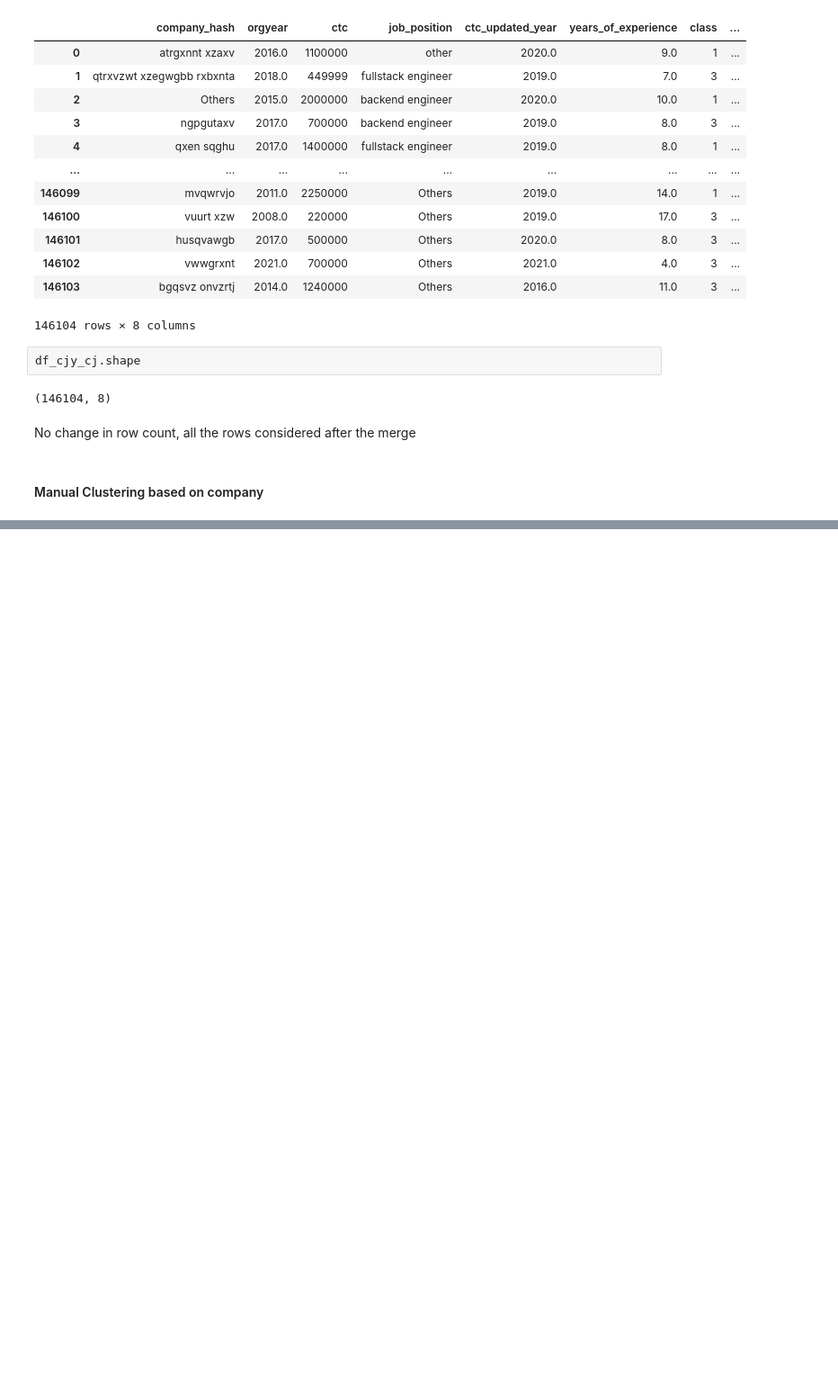
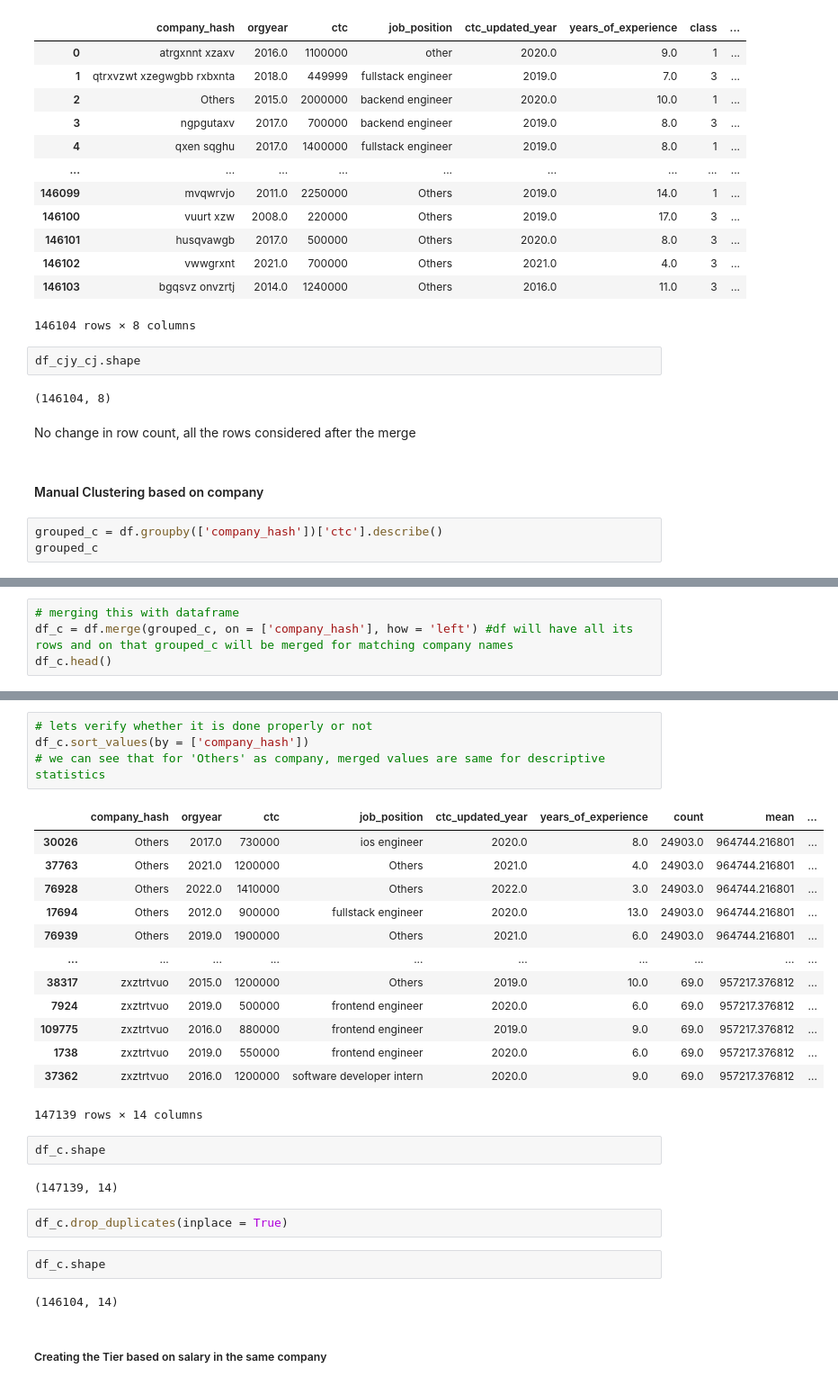
Before and after one commit to mayankbrn/9.12_Clustering_learners, a Jupyter notebook: Clustering_learners.ipynb, the cells around one changed output, grey strips where cells are left out. Shown at 90% size. Cells and saved outputs as stored; diff of their text form; blank space fills up the shorter version.

Commit message:
completed the manual clustering and some insights based on FAQ usually people can ask about this data

```diff
--- a/Clustering_learners.ipynb
+++ b/Clustering_learners.ipynb
@@ -967,3 +967,6 @@ df_cjy_cj.shape
 No change in row count, all the rows considered after the merge
 # %% [markdown]
 #### Manual Clustering based on company
+# %%
+grouped_c = df.groupby(['company_hash'])['ctc'].describe()
+grouped_c
@@ -969,0 +988,4 @@ No change in row count, all the rows considered after the merge
+# %%
+# merging this with dataframe
+df_c = df.merge(grouped_c, on = ['company_hash'], how = 'left') #df will have all its rows and on that grouped_c will be merged for matching company names
+df_c.head()
@@ -969,0 +999,30 @@ No change in row count, all the rows considered after the merge
+# %%
+# lets verify whether it is done properly or not
+df_c.sort_values(by = ['company_hash'])
+# we can see that for 'Others' as company, merged values are same for descriptive statistics
+# %% [output]
+|  | company_hash | orgyear | ctc | job_position | ctc_updated_year | years_of_experience | count | mean | ... |
+| 30026 | Others | 2017.0 | 730000 | ios engineer | 2020.0 | 8.0 | 24903.0 | 964744.216801 | ... |
+| 37763 | Others | 2021.0 | 1200000 | Others | 2021.0 | 4.0 | 24903.0 | 964744.216801 | ... |
+| 76928 | Others | 2022.0 | 1410000 | Others | 2022.0 | 3.0 | 24903.0 | 964744.216801 | ... |
+| 17694 | Others | 2012.0 | 900000 | fullstack engineer | 2020.0 | 13.0 | 24903.0 | 964744.216801 | ... |
+| 76939 | Others | 2019.0 | 1900000 | Others | 2021.0 | 6.0 | 24903.0 | 964744.216801 | ... |
+| ... | ... | ... | ... | ... | ... | ... | ... | ... | ... |
+| 38317 | zxztrtvuo | 2015.0 | 1200000 | Others | 2019.0 | 10.0 | 69.0 | 957217.376812 | ... |
+| 7924 | zxztrtvuo | 2019.0 | 500000 | frontend engineer | 2020.0 | 6.0 | 69.0 | 957217.376812 | ... |
+| 109775 | zxztrtvuo | 2016.0 | 880000 | frontend engineer | 2019.0 | 9.0 | 69.0 | 957217.376812 | ... |
+| 1738 | zxztrtvuo | 2019.0 | 550000 | frontend engineer | 2020.0 | 6.0 | 69.0 | 957217.376812 | ... |
+| 37362 | zxztrtvuo | 2016.0 | 1200000 | software developer intern | 2020.0 | 9.0 | 69.0 | 957217.376812 | ... |
+147139 rows × 14 columns
+# %%
+df_c.shape
+# %% [output]
+(147139, 14)
+# %%
+df_c.drop_duplicates(inplace = True)
+# %%
+df_c.shape
+# %% [output]
+(146104, 14)
+# %% [markdown]
+##### Creating the Tier based on salary in the same company
```
Also changed, not shown: parts of 31 cells of this notebook.
